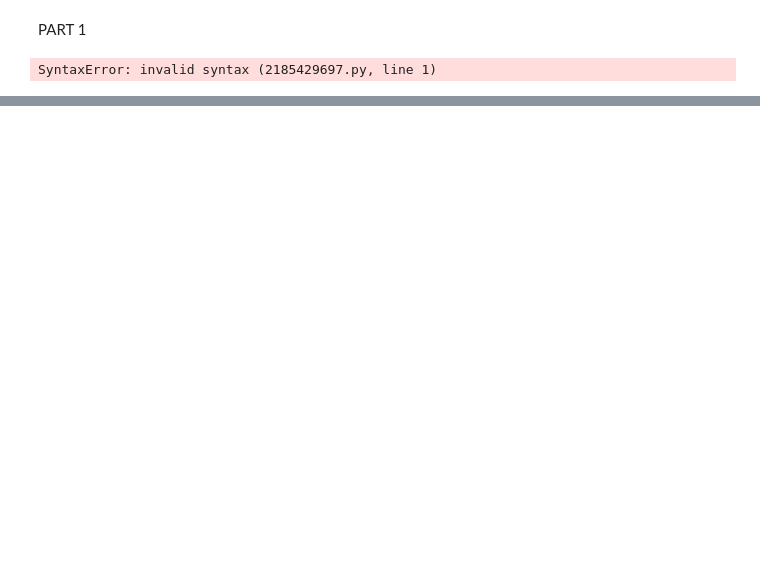
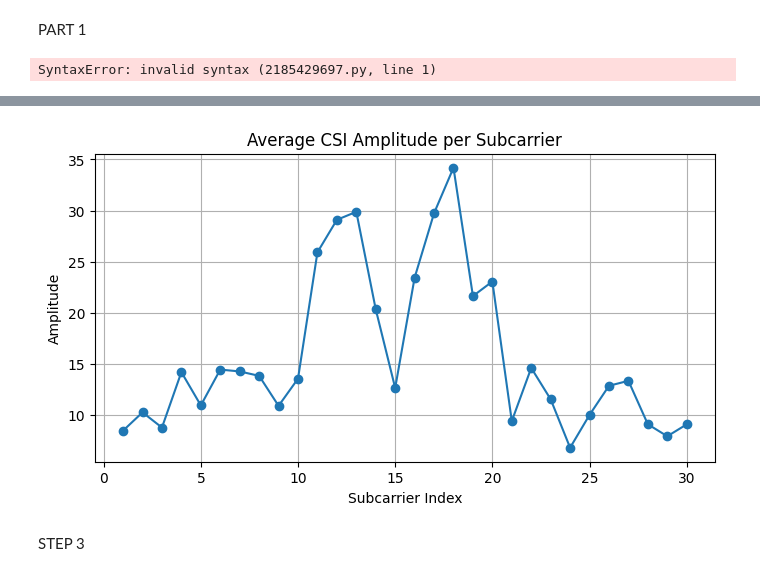
Before and after one commit to jordiestevee/ML4Net-2025, a Jupyter notebook: Sem2/seminar2.ipynb, the cells around one changed output, grey strips where cells are left out. Cells and saved outputs as stored; diff of their text form; code cells hidden in the pictures; blank space fills up the shorter version.

```diff
--- a/Sem2/seminar2.ipynb
+++ b/Sem2/seminar2.ipynb
@@ -53,18 +9,2 @@ Note: you may need to restart the kernel to use updated packages.
-# %%
-import pandas as pd
-import numpy as np
-
-def plot_avg_csi_amplitude(csv_file):
-    df = pd.read_csv(csv_file)
-    csi_columns = [col for col in df.columns if 'csi' in col.lower()]
-    avg_csi = df[csi_columns].mean()
-
-    plt.figure(figsize=(12, 4))
-    plt.plot(avg_csi)
-    plt.title("Average CSI Amplitude per Subcarrier")
-    plt.xlabel("Subcarrier Index")
-    plt.ylabel("Amplitude")
-    plt.grid(True)
-    plt.show()
 # %%
 pip install seaborn
@@ -199,0 +64,23 @@ ValueError: Length of values (1) does not match length of index (999)
+# %%
+def plot_avg_csi_amplitude(csi_row):
+    """
+    Plot average CSI amplitude per subcarrier from one flattened CSI row (length 270).
+    """
+    csi_matrix = csi_row.reshape((30, 3, 3))
+    avg_amplitude = csi_matrix.mean(axis=(1, 2))
+
+    plt.figure(figsize=(8, 4))
+    plt.plot(range(1, 31), avg_amplitude, marker='o')
+    plt.title("Average CSI Amplitude per Subcarrier")
+    plt.xlabel("Subcarrier Index")
+    plt.ylabel("Amplitude")
+    plt.grid(True)
+    plt.show()
+# %%
+features_df = pd.read_csv("Train_features.csv", header=None).reset_index(drop=True)
+
+plot_avg_csi_amplitude(features_df.iloc[0].values)
+# %% [output]
+[figure, added]
+# %% [markdown]
+STEP 3
```
Also changed, not shown: parts of 21 cells of this notebook, 6 other files.
